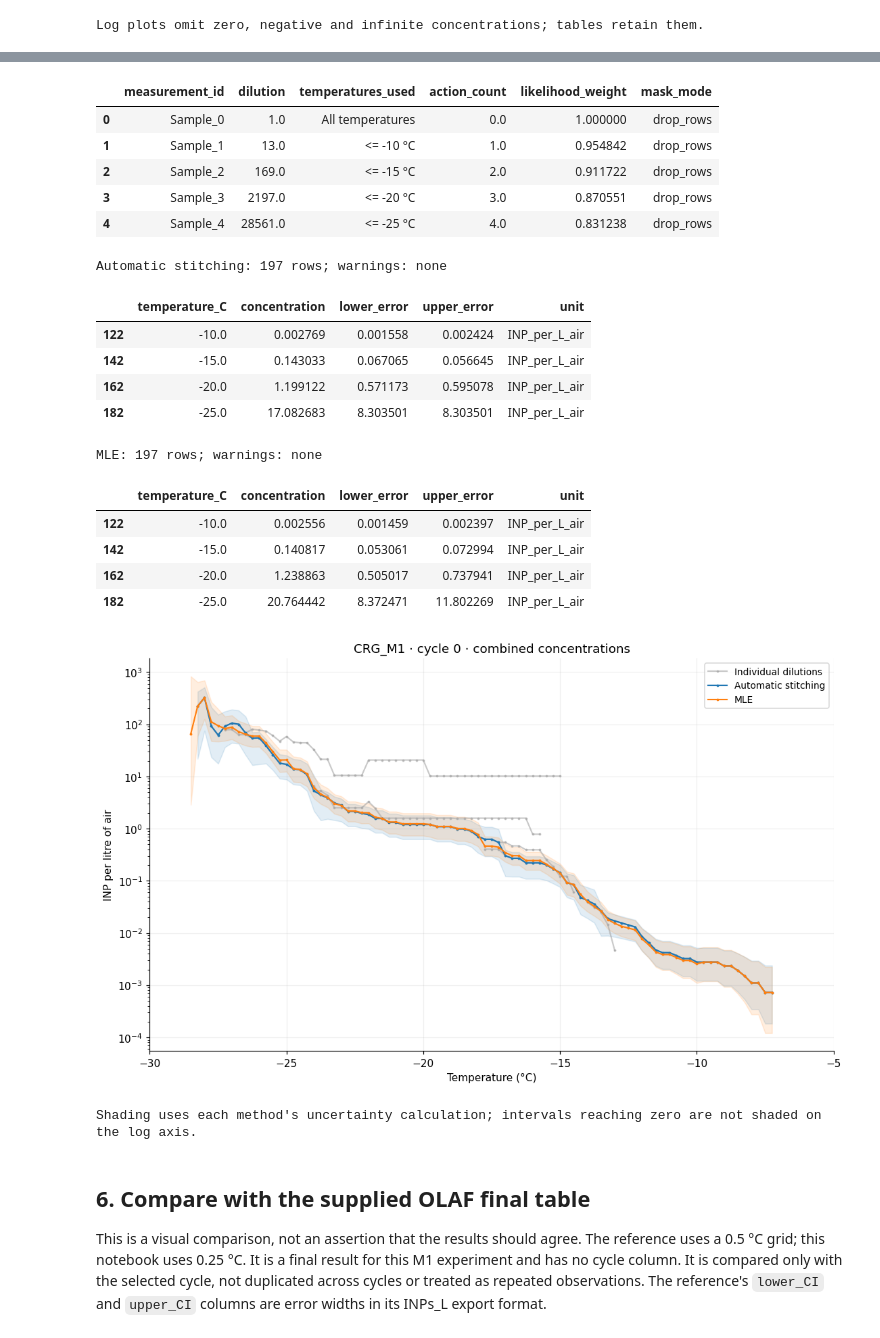
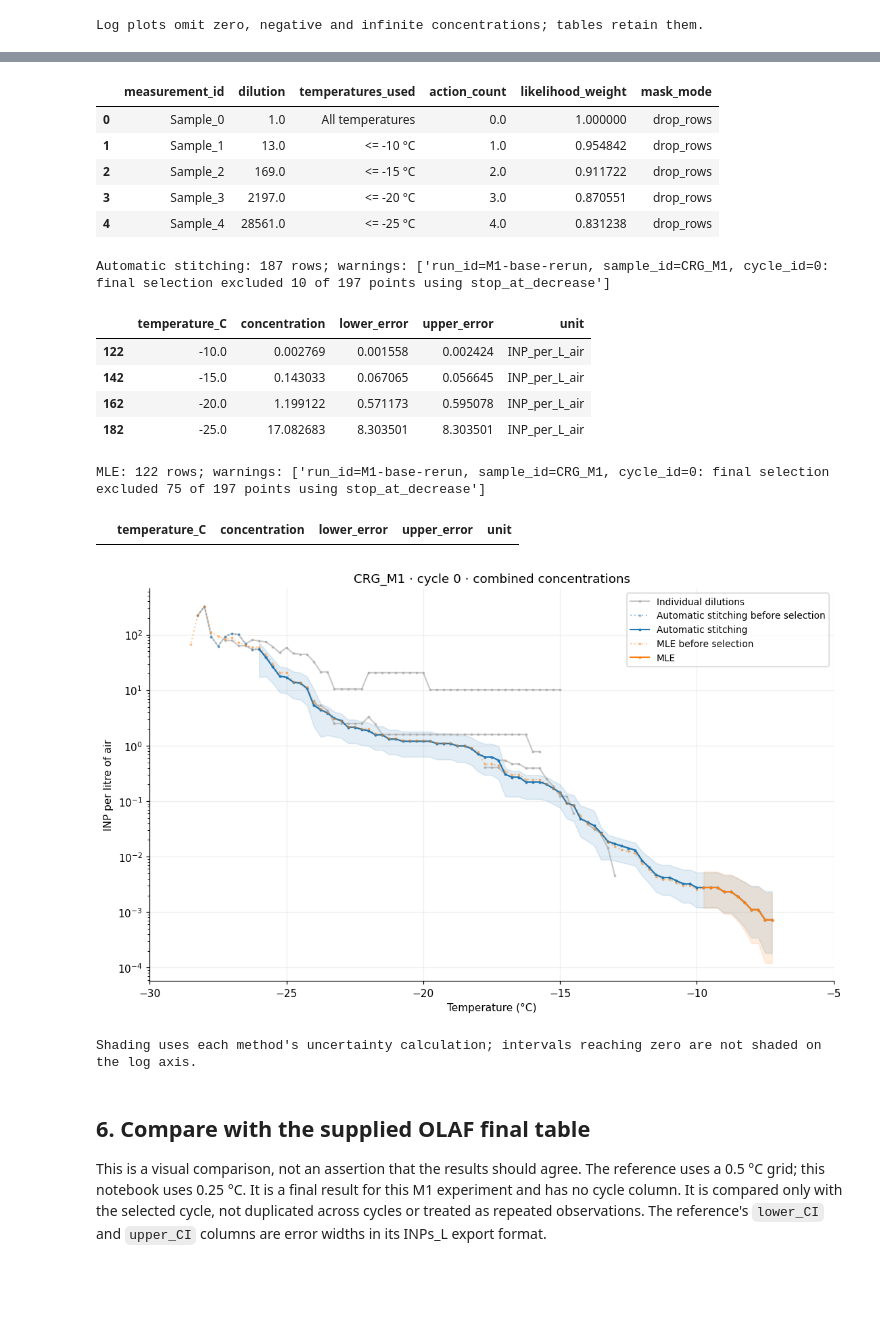
Before and after one commit to bochens/inptk, a Jupyter notebook: notebook/icescopy_freeze_count_to_air_inp_demo.ipynb, the cells around one changed output, grey strips where cells are left out. Cells and saved outputs as stored; diff of their text form; code cells hidden in the pictures; blank space fills up the shorter version.

Commit message:
Select monotonic final spectra without altering fitted values

```diff
--- a/notebook/icescopy_freeze_count_to_air_inp_demo.ipynb
+++ b/notebook/icescopy_freeze_count_to_air_inp_demo.ipynb
@@ -63,7 +64,7 @@ PLOT_CYCLE_ID = "0"
 TEMPERATURE_STEP_C = 0.25
 TEMPERATURE_METHOD = "latest"
 TEMPERATURE_TOLERANCE_C = 0.0
-STITCH_ENFORCE_MONOTONE = False
+DECREASE_POLICY = "stop_at_decrease"  # Or "skip_decreases" to allow recovery.
 TEMPERATURE_XLIM = (-30, -5)  # Temperature increases from left to right.
 
 automatic_method = inptk.Stitch(min_unfrozen=3, overlap_points=4)
@@ -340,23 +344,27 @@ display(mle_controls)
 
 stitched_suspension = inptk.combine_dilutions(
     fractions, experiment=experiment, method=automatic_method,
-    enforce_monotone=STITCH_ENFORCE_MONOTONE,
 )
 mle_suspension = inptk.combine_dilutions(
     fractions, experiment=experiment, method=mle_method,
 )
 stitched_air = inptk.convert_concentration(stitched_suspension, experiment.samples, basis="sampled_air")
 mle_air = inptk.convert_concentration(mle_suspension, experiment.samples, basis="sampled_air")
-combined_air = {"Automatic stitching": stitched_air, "MLE": mle_air}
+combined_air_candidates = {"Automatic stitching": stitched_air, "MLE": mle_air}
 
 if MANUAL_SWITCH_TEMPERATURES_C is not None:
     manual_suspension = inptk.combine_dilutions(
         fractions, experiment=experiment,
         method=inptk.ManualStitch(switch_temperatures_C=MANUAL_SWITCH_TEMPERATURES_C),
     )
-    combined_air["Manual stitching"] = inptk.convert_concentration(
+    combined_air_candidates["Manual stitching"] = inptk.convert_concentration(
         manual_suspension, experiment.samples, basis="sampled_air",
     )
+
+combined_air = {
+    label: inptk.finalize_spectrum(table, decrease_policy=DECREASE_POLICY)
+    for label, table in combined_air_candidates.items()
+}
 
 for label, table in combined_air.items():
     print(f"{label}: {len(table)} rows; warnings: {table.warnings or 'none'}")
@@ -371,34 +379,32 @@ for label, table in combined_air.items():
 | 2 | Sample_2 | 169.0 | <= -15 °C | 2.0 | 0.911722 | drop_rows |
 | 3 | Sample_3 | 2197.0 | <= -20 °C | 3.0 | 0.870551 | drop_rows |
 | 4 | Sample_4 | 28561.0 | <= -25 °C | 4.0 | 0.831238 | drop_rows |
-Automatic stitching: 197 rows; warnings: none
+Automatic stitching: 187 rows; warnings: ['run_id=M1-base-rerun, sample_id=CRG_M1, cycle_id=0: final selection excluded 10 of 197 points using stop_at_decrease']
 |  | temperature_C | concentration | lower_error | upper_error | unit |
 | 122 | -10.0 | 0.002769 | 0.001558 | 0.002424 | INP_per_L_air |
 | 142 | -15.0 | 0.143033 | 0.067065 | 0.056645 | INP_per_L_air |
 | 162 | -20.0 | 1.199122 | 0.571173 | 0.595078 | INP_per_L_air |
 | 182 | -25.0 | 17.082683 | 8.303501 | 8.303501 | INP_per_L_air |
-MLE: 197 rows; warnings: none
+MLE: 122 rows; warnings: ['run_id=M1-base-rerun, sample_id=CRG_M1, cycle_id=0: final selection excluded 75 of 197 points using stop_at_decrease']
 |  | temperature_C | concentration | lower_error | upper_error | unit |
-| 122 | -10.0 | 0.002556 | 0.001459 | 0.002397 | INP_per_L_air |
-| 142 | -15.0 | 0.140817 | 0.053061 | 0.072994 | INP_per_L_air |
-| 162 | -20.0 | 1.238863 | 0.505017 | 0.737941 | INP_per_L_air |
-| 182 | -25.0 | 20.764442 | 8.372471 | 11.802269 | INP_per_L_air |
 # %%
 fig, ax = plt.subplots(figsize=(10, 6), layout="constrained")
 for index, (measurement_id, frame) in enumerate(individual_air.select(**plot_selection).to_dataframe().groupby("measurement_id", sort=False)):
     draw_spectrum(ax, frame, label="Individual dilutions" if index == 0 else None,
                   color="0.65", alpha=0.6)
 for index, (label, table) in enumerate(combined_air.items()):
+    draw_spectrum(ax, combined_air_candidates[label].select(**plot_selection).to_dataframe(),
+                  label=f"{label} before selection", color=f"C{index}", linestyle=":", alpha=0.4)
     draw_spectrum(ax, table.select(**plot_selection).to_dataframe(),
                   label=label, color=f"C{index}", show_errors=True)
 ax.set(yscale="log", title=f"{PLOT_SAMPLE_ID} · cycle {PLOT_CYCLE_ID} · combined concentrations",
        xlabel="Temperature (°C)", ylabel="INP per litre of air", xlim=TEMPERATURE_XLIM)
 ax.legend(fontsize=9)
 ax.grid(alpha=0.2)
 plt.show()
 print("Shading uses each method's uncertainty calculation; intervals reaching zero are not shaded on the log axis.")
 # %% [output]
-[figure, old version]
+[figure, new version]
 Shading uses each method's uncertainty calculation; intervals reaching zero are not shaded on the log axis.
 # %% [markdown]
 ## 6. Compare with the supplied OLAF final table
```
Also changed, not shown: parts of 4 cells of this notebook, 13 other files.
